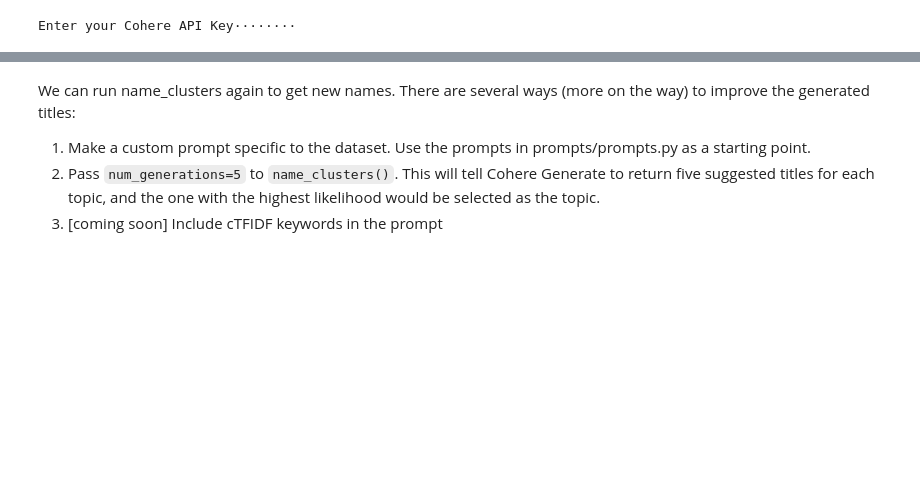
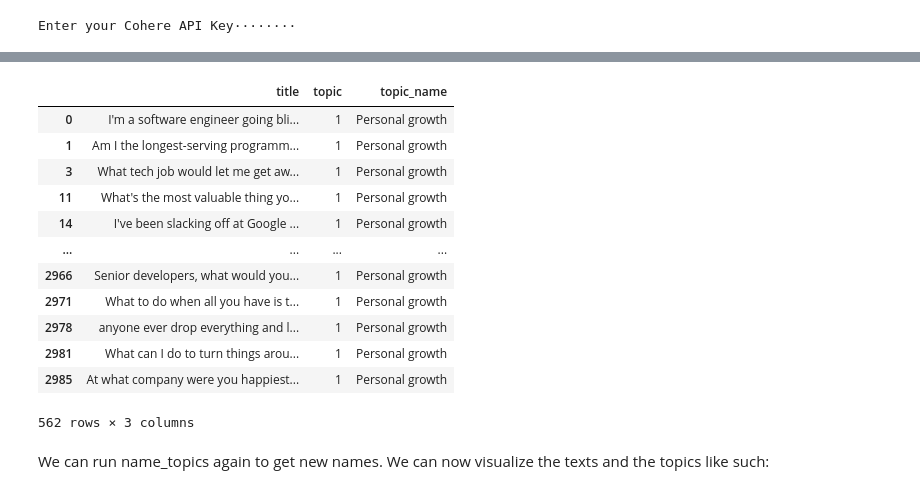
Before and after one commit to cohere-ai/sandbox-topically, a Jupyter notebook: notebooks/Intro - Topically with BERTopic.ipynb, the cells around one changed output, grey strips where cells are left out. Cells and saved outputs as stored; diff of their text form; code cells hidden in the pictures; blank space fills up the shorter version.

```diff
--- a/notebooks/Intro - Topically with BERTopic.ipynb
+++ b/notebooks/Intro - Topically with BERTopic.ipynb
@@ -57,7 +93,20 @@ df[['title', 'topic', 'cluster_names']]
 3000 rows × 3 columns
+# %%
+# Preview the headlines in one of the topics
+df[df['topic'] == 1][['title', 'topic', 'topic_name']]
+# %% [output]
+|  | title | topic | topic_name |
+| 0 | I'm a software engineer going bli... | 1 | Personal growth |
+| 1 | Am I the longest-serving programm... | 1 | Personal growth |
+| 3 | What tech job would let me get aw... | 1 | Personal growth |
+| 11 | What's the most valuable thing yo... | 1 | Personal growth |
+| 14 | I've been slacking off at Google ... | 1 | Personal growth |
+| ... | ... | ... | ... |
+| 2966 | Senior developers, what would you... | 1 | Personal growth |
+| 2971 | What to do when all you have is t... | 1 | Personal growth |
+| 2978 | anyone ever drop everything and l... | 1 | Personal growth |
+| 2981 | What can I do to turn things arou... | 1 | Personal growth |
+| 2985 | At what company were you happiest... | 1 | Personal growth |
+562 rows × 3 columns
 # %% [markdown]
-We can run name_clusters again to get new names. There are several ways (more on the way) to improve the generated titles:
-
-1. Make a custom prompt specific to the dataset. Use the prompts in prompts/prompts.py as a starting point.
-1. Pass `num_generations=5` to `name_clusters()`. This will tell Cohere Generate to return five suggested titles for each topic, and the one with the highest likelihood would be selected as the topic.
-1. [coming soon] Include cTFIDF keywords in the prompt
+We can run name_topics again to get new names. We can now visualize the texts and the topics like such:
```
Also changed, not shown: parts of 11 cells of this notebook, 3 other files.
